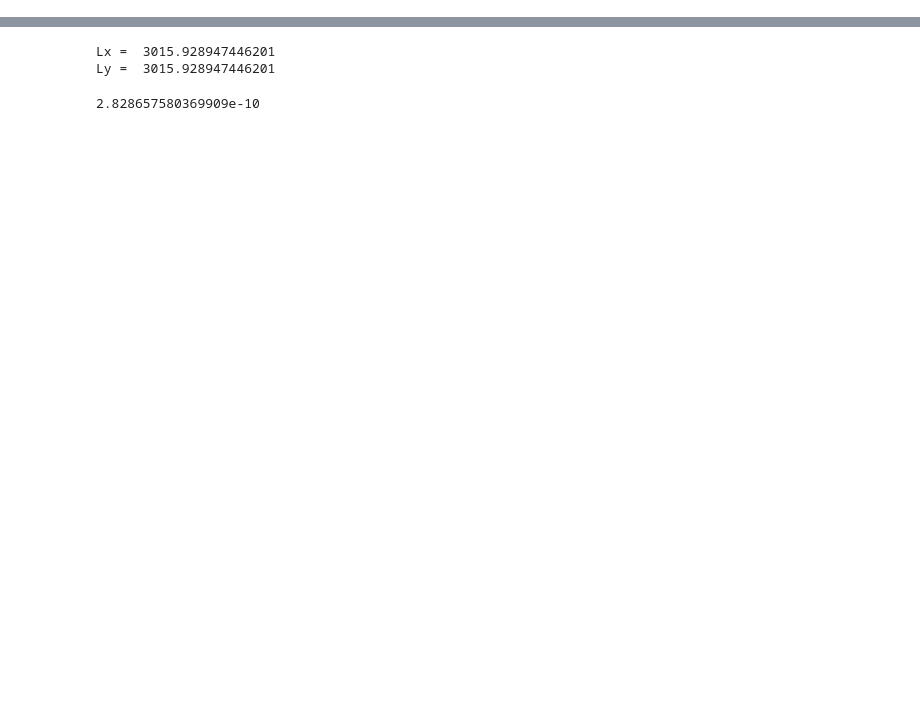
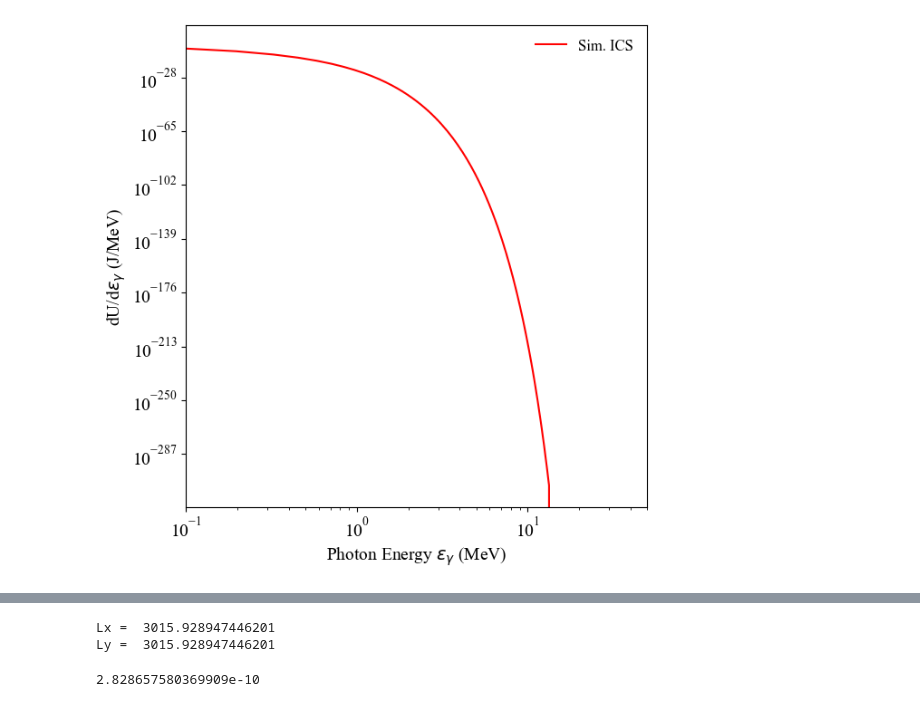
Before and after one commit to weipengyao/scripts, a Jupyter notebook: petal24.ipynb, the cells around one changed output, grey strips where cells are left out. Drawn from its saved outputs; the diff is of its cells as text; code cells hidden in the pictures; blank space fills up the shorter version.

```diff
--- a/petal24.ipynb
+++ b/petal24.ipynb
@@ -30,6 +30,7 @@ plt.rc('axes', labelsize=14)
 plt.rc('legend', fontsize=12)
 # %%
 wkdir = [
+     '/Users/yao/Desktop/petal05/', # 2D, long pre-plasmas 200 um
      '/Users/yao/Documents/Data/PETAL2025/petal04_r*', # 2D, long pre-plasmas 200 um
      '/Users/yao/Documents/Data/PETAL2025/petal03', # 2D, fix the target thickness
      '/Users/yao/Documents/Data/PETAL2025/petal02', # 2D, fix the target thickness
@@ -61,0 +106,54 @@ Scanning for new particle diagnostics
+# %%
+# plot panel (c) with photon energy spectra
+
+width  = 3.14 *2.0
+height = width
+fig, ax = plt.subplots()
+
+plt.ticklabel_format(axis='both', style='sci',useMathText=True)
+
+fig.subplots_adjust(left=.2, bottom=.2, right=.9, top=.9)
+ax.set_yscale('log')
+ax.set_xscale('log')
+
+# ax.plot(brems1[:,1],
+#         brems1[:,0]*3,
+#         label="Promised case: The. (Bre)",
+#         linestyle=':',
+#         color='blue')
+
+# ax.plot(ene_photon1,
+#         U_rad1*3,
+#         label="Promised case: Sim. (ICS)",
+#         color='blue',
+#         linestyle='--')
+
+# ax.plot(brems0[:,0],
+#         brems0[:,1]*3,
+#         label="Available case: The. (Bre)",
+#         linestyle='-.',
+#         color='red')
+
+ax.plot(ene_photon0,
+        U_rad0*3,
+        label="Sim. ICS",
+        color='red')
+
+handles, labels = ax.get_legend_handles_labels()
+handles.reverse()
+labels.reverse()
+ax.legend(handles, labels,
+          fancybox=False, reverse=False, frameon=False
+         )
+
+ax.set_xlim([0.1,50])
+# ax.set_ylim([1e-5,1])
+ax.set_xlabel(r'Photon Energy $\varepsilon_{\gamma}$ (MeV)')
+ax.set_ylabel(r'dU/d$\varepsilon_{\gamma}$ (J/MeV)')
+
+fig.set_size_inches(width, height)
+fig.tight_layout()
+
+# fig.savefig('/Users/yao/Desktop/spectra_photon.pdf',dpi=600)
+# %% [output]
+[figure, added]
```
Also changed, not shown: parts of 17 cells of this notebook, 1 other file.
